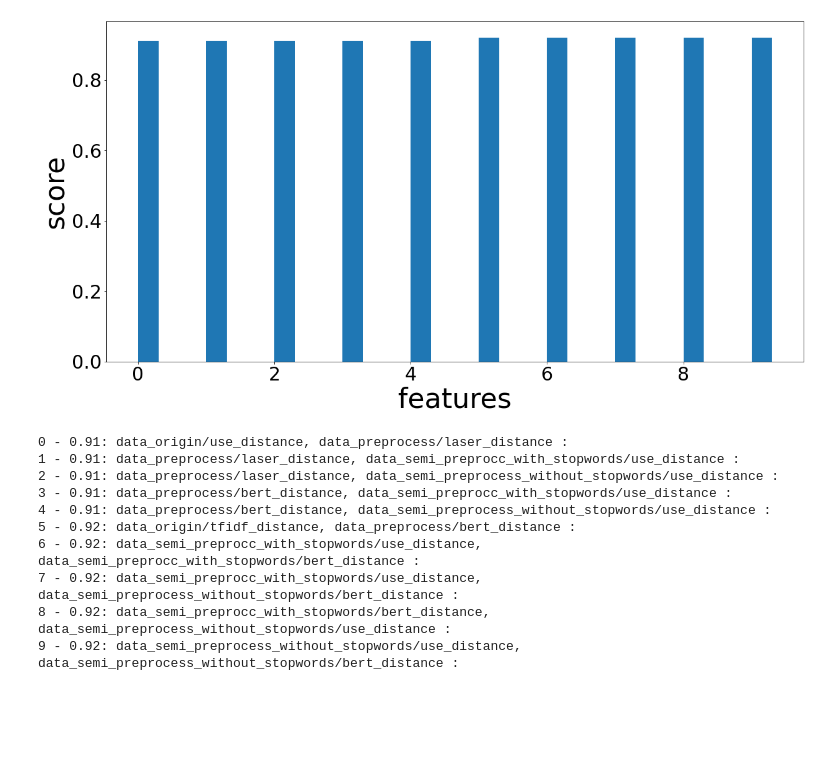
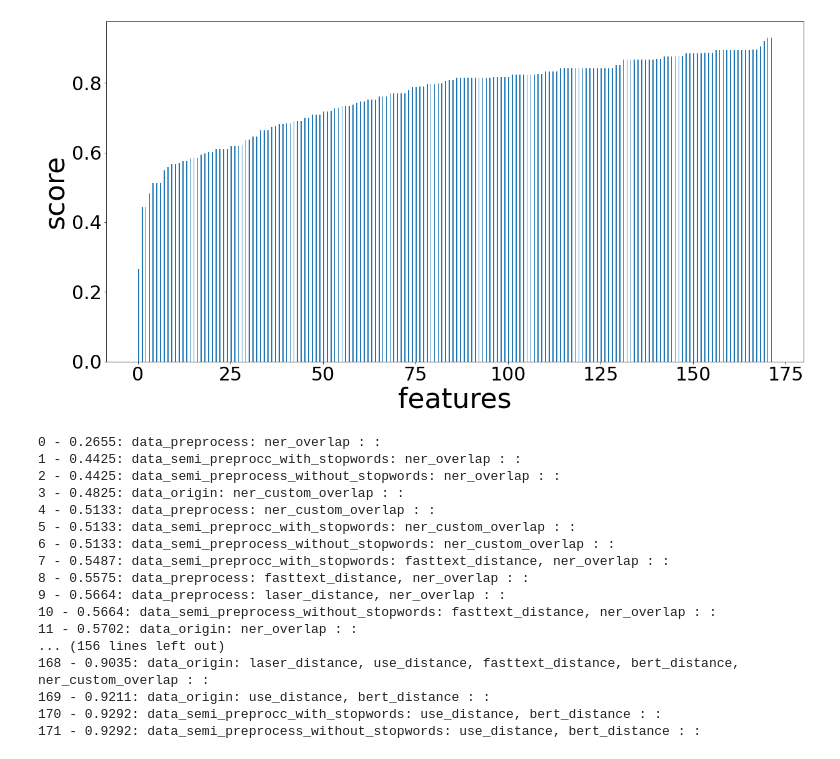
Before and after one commit to DaniilRoman/short_answers_scoring, a Jupyter notebook: visualization.ipynb, the cells around one changed output. Drawn from its saved outputs; the diff is of its cells as text; code cells hidden in the pictures; blank space fills up the shorter version.

```diff
--- a/visualization.ipynb
+++ b/visualization.ipynb
@@ -173,22 +200,34 @@ def print_scored_abstract(get_part, file_name):
 
     print_scores([columns, scores], file_name)
 # %%
+# less_scored_together()
+# most_scored_together()
+# all_scored_together()
+
+# best_by_type()
 # less_scored()
-most_scored()
+# most_scored()
 # all_scored()
 # scores_by_feature(": ner_overlap", ": laser_distance :")
 # %% [output]
-[figure, old version]
+[figure, new version]
-0 - 0.91: data_origin/use_distance, data_preprocess/laser_distance :
-1 - 0.91: data_preprocess/laser_distance, data_semi_preprocc_with_stopwords/use_distance :
-2 - 0.91: data_preprocess/laser_distance, data_semi_preprocess_without_stopwords/use_distance :
-3 - 0.91: data_preprocess/bert_distance, data_semi_preprocc_with_stopwords/use_distance :
-4 - 0.91: data_preprocess/bert_distance, data_semi_preprocess_without_stopwords/use_distance :
-5 - 0.92: data_origin/tfidf_distance, data_preprocess/bert_distance :
-6 - 0.92: data_semi_preprocc_with_stopwords/use_distance, data_semi_preprocc_with_stopwords/bert_distance :
-7 - 0.92: data_semi_preprocc_with_stopwords/use_distance, data_semi_preprocess_without_stopwords/bert_distance :
-8 - 0.92: data_semi_preprocc_with_stopwords/bert_distance, data_semi_preprocess_without_stopwords/use_distance :
-9 - 0.92: data_semi_preprocess_without_stopwords/use_distance, data_semi_preprocess_without_stopwords/bert_distance :
+0 - 0.2655: data_preprocess: ner_overlap : :
+1 - 0.4425: data_semi_preprocc_with_stopwords: ner_overlap : :
+2 - 0.4425: data_semi_preprocess_without_stopwords: ner_overlap : :
+3 - 0.4825: data_origin: ner_custom_overlap : :
+4 - 0.5133: data_preprocess: ner_custom_overlap : :
+5 - 0.5133: data_semi_preprocc_with_stopwords: ner_custom_overlap : :
+6 - 0.5133: data_semi_preprocess_without_stopwords: ner_custom_overlap : :
+7 - 0.5487: data_semi_preprocc_with_stopwords: fasttext_distance, ner_overlap : :
+8 - 0.5575: data_preprocess: fasttext_distance, ner_overlap : :
+9 - 0.5664: data_preprocess: laser_distance, ner_overlap : :
+10 - 0.5664: data_semi_preprocess_without_stopwords: fasttext_distance, ner_overlap : :
+11 - 0.5702: data_origin: ner_overlap : :
+... (156 lines left out)
+168 - 0.9035: data_origin: laser_distance, use_distance, fasttext_distance, bert_distance, ner_custom_overlap : :
+169 - 0.9211: data_origin: use_distance, bert_distance : :
+170 - 0.9292: data_semi_preprocc_with_stopwords: use_distance, bert_distance : :
+171 - 0.9292: data_semi_preprocess_without_stopwords: use_distance, bert_distance : :
 # %%
 # scores_by_feature(": laser_distance :")
 # scores_by_feature(": ner_overlap :")
```
Also changed, not shown: parts of 1 cell of this notebook, 1 other file.
